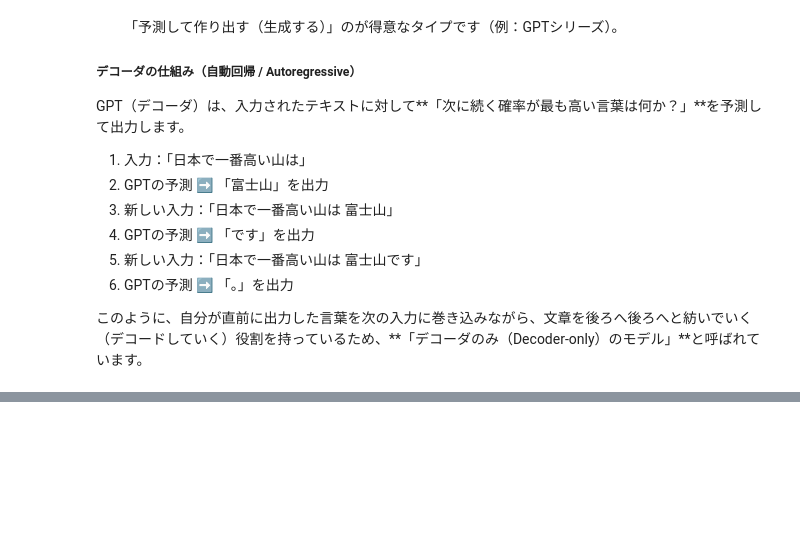
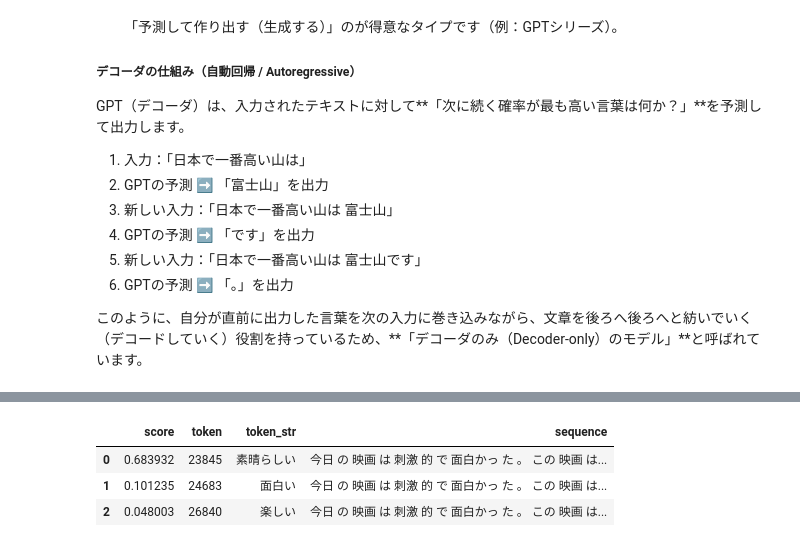
Before and after one commit to jun-yuaka/llm-book, a Jupyter notebook: LLM_lesson③.ipynb, the cells around one changed output, grey strips where cells are left out. Cells and saved outputs as stored; diff of their text form; code cells hidden in the pictures; blank space fills up the shorter version.

```diff
--- a/LLM_lesson③.ipynb
+++ b/LLM_lesson③.ipynb
@@ -70,0 +97,9 @@ GPT（デコーダ）は、入力されたテキストに対して**「次に続
+# %%
+masked_text = "今日の映画は刺激的で面白かった。この映画は[MASK]。"
+outputs = fill_mask(masked_text)
+display(pd.DataFrame(outputs[:3]))
+# %% [output]
+|  | score | token | token_str | sequence |
+| 0 | 0.683932 | 23845 | 素晴らしい | 今日 の 映画 は 刺激 的 で 面白かっ た 。 この 映画 は... |
+| 1 | 0.101235 | 24683 | 面白い | 今日 の 映画 は 刺激 的 で 面白かっ た 。 この 映画 は... |
+| 2 | 0.048003 | 26840 | 楽しい | 今日 の 映画 は 刺激 的 で 面白かっ た 。 この 映画 は... |
```
Also changed, not shown: parts of 1 cell of this notebook.
